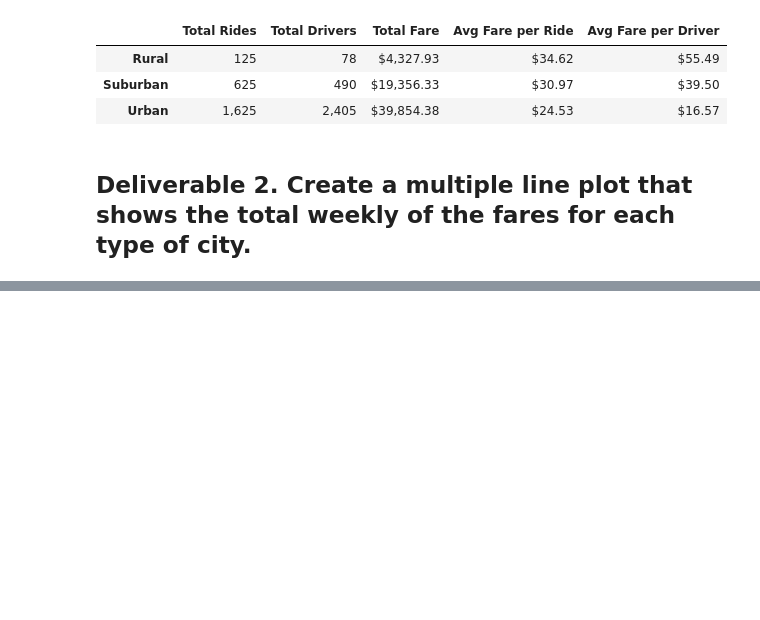
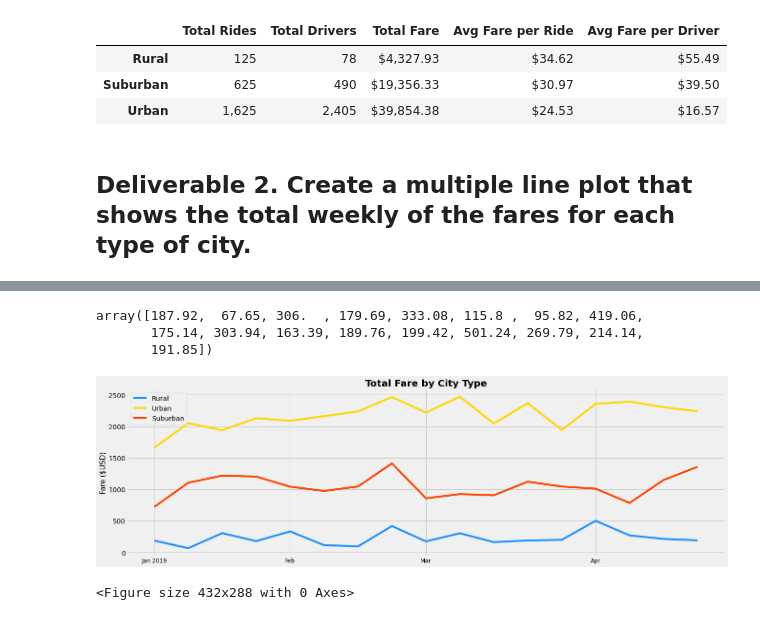
Before and after one commit to Olibabba/Week5_Jupyter_HW, a Jupyter notebook: PyBer_Challenge.ipynb, the cells around one changed output, grey strips where cells are left out. Drawn from its saved outputs; the diff is of its cells as text; code cells hidden in the pictures; blank space fills up the shorter version.

Commit message:
cut and sorted fares by city type and date. plotted results

```diff
--- a/PyBer_Challenge.ipynb
+++ b/PyBer_Challenge.ipynb
@@ -164,3 +191,5 @@ city_summary
 # %%
 # 4. Create a pivot table with the 'date' as the index, the columns ='type', and values='fare'
 # to get the total fares for each type of city by the date.
+table = pd.pivot(city_fare, index='date', columns='type', values='fare')
+table.head()
@@ -167,2 +204,5 @@ city_summary
 # %%
 # 5. Create a new DataFrame from the pivot table DataFrame using loc on the given dates, '2019-01-01':'2019-04-29'.
+
+weekly_fare = table.loc['2019-01-01':'2019-04-29']
+weekly_fare
@@ -169,5 +224,5 @@ city_summary
 # %%
 # 6. Set the "date" index to datetime datatype. This is necessary to use the resample() method in Step 8.
-# df.index = pd.to_datetime(df.index)
+weekly_fare.index = pd.to_datetime(weekly_fare.index)
 # %%
 # 7. Check that the datatype for the index is datetime using df.info()
@@ -174,2 +241,4 @@ city_summary
 # %%
 # 8. Create a new DataFrame using the "resample()" function by week 'W' and get the sum of the fares for each week.
+week_on_week = weekly_fare.resample('W', convention='start').sum()
+week_on_week
@@ -180,3 +269,48 @@ city_summary
 from matplotlib import style
 # Use the graph style fivethirtyeight.
 style.use('fivethirtyeight')
+# %%
+week_on_week['Rural'].values
+# %% [output]
+array([187.92,  67.65, 306.  , 179.69, 333.08, 115.8 ,  95.82, 419.06,
+       175.14, 303.94, 163.39, 189.76, 199.42, 501.24, 269.79, 214.14,
+       191.85])
+# %%
+plt.figure(figsize=(20,6))
+
+rural = week_on_week['Rural'].values
+urban = week_on_week['Urban'].values
+suburban = week_on_week['Suburban'].values
+
+x = week_on_week.index.values
+y = (rural, urban, suburban)
+
+plt.plot(x, rural, color='dodgerblue', label='Rural')
+plt.plot(x, urban, color='gold', label='Urban')
+plt.plot(x, suburban, color='orangered', label='Suburban')
+
+# fig, ax = plt
+
+# plt.scatter(x, y, color="deeppink", s=300, edgecolor="black", linewidths=1)
+
+# Give our graph axis labels
+# plt.xlabel("Temp (f)", fontsize=15,) #fontweight='bold'))
+plt.ylabel("Fare ($USD)", fontsize=15,) #fontweight='bold')
+plt.title("Total Fare by City Type", fontsize=20, fontweight='bold')
+# plt.grid(color="paleturquoise", linewidth=.5, alpha=.5)#axis="y",
+
+# ax.set
+# xtic= ('Jan', 'Feb', 'Mar', 'Apr')
+plt.xticks(['2019-01-06', '2019-02-03', '2019-03-03', '2019-04-07'], ['Jan 2019', 'Feb', 'Mar', 'Apr'],fontsize=12)
+# plt.yticks(fontsize=12)
+# plt.ylim(100,700)
+# plt.xlim(10,28)
+
+plt.legend()
+
+plt.show()
+
+plt.savefig("Pyber_Fare_Summary.png")
+# %% [output]
+[figure, added]
+<Figure size 432x288 with 0 Axes>
```
Also changed, not shown: parts of 7 cells of this notebook, 1 other file.
